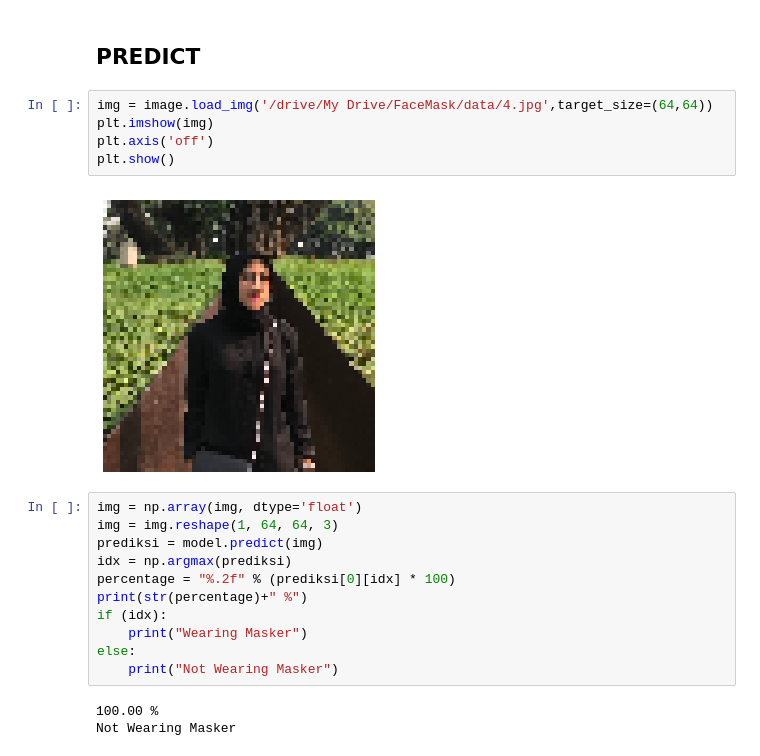
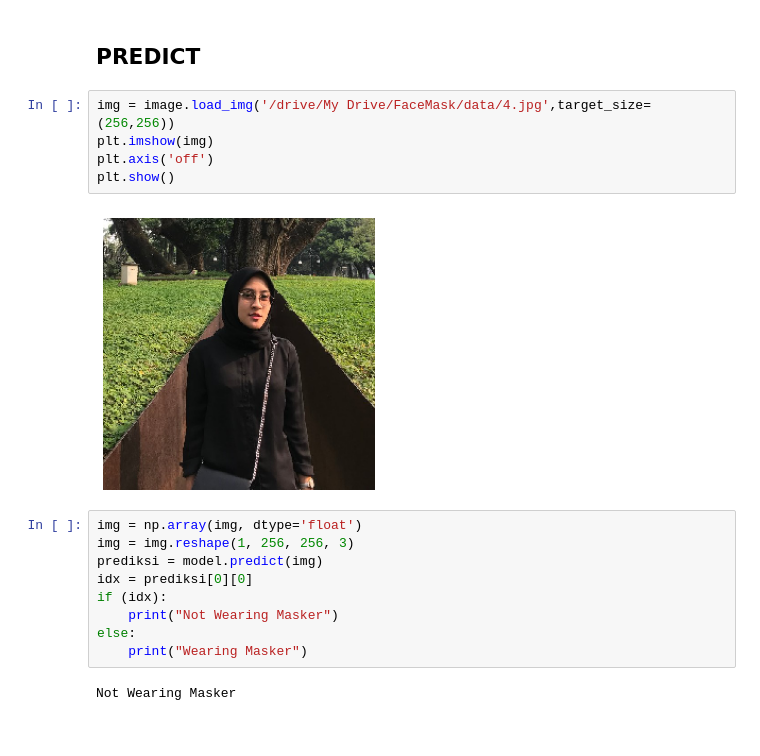
Before and after one commit to evanezcent/Face-Mask-Detection, a Jupyter notebook: FaceMask.ipynb, the cells around one changed output. Saved outputs shown, nothing was run; the diff lists cells and outputs as text.

```diff
--- a/FaceMask.ipynb
+++ b/FaceMask.ipynb
@@ -168,23 +180,20 @@ plt.legend(['Train', 'Test'])
 # %% [markdown]
 ## PREDICT
 # %%
-img = image.load_img('/drive/My Drive/FaceMask/data/4.jpg',target_size=(64,64))
+img = image.load_img('/drive/My Drive/FaceMask/data/4.jpg',target_size=(256,256))
 plt.imshow(img)
 plt.axis('off')
 plt.show()
 # %% [output]
-[figure, old version]
+[figure, new version]
 # %%
 img = np.array(img, dtype='float')
-img = img.reshape(1, 64, 64, 3)
+img = img.reshape(1, 256, 256, 3)
 prediksi = model.predict(img)
-idx = np.argmax(prediksi)
-percentage = "%.2f" % (prediksi[0][idx] * 100)
-print(str(percentage)+" %")
+idx = prediksi[0][0]
 if (idx):
+    print("Not Wearing Masker")
+else:
     print("Wearing Masker")
-else:
-    print("Not Wearing Masker")
 # %% [output]
-100.00 %
 Not Wearing Masker
```
Also changed, not shown: parts of 9 cells of this notebook, 3 other files.
